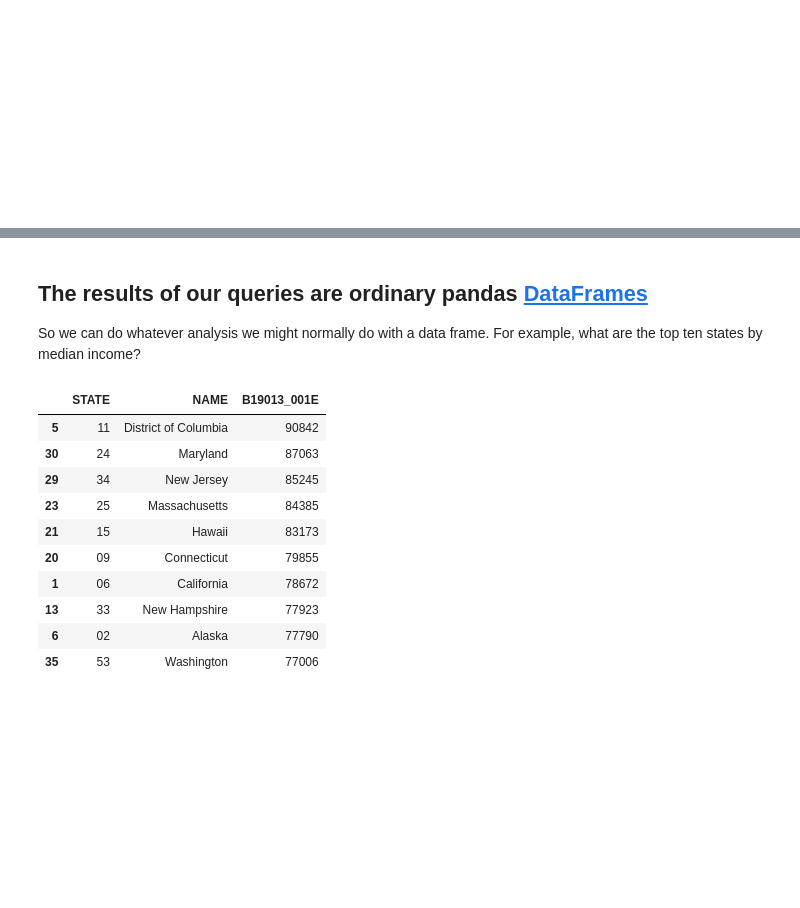
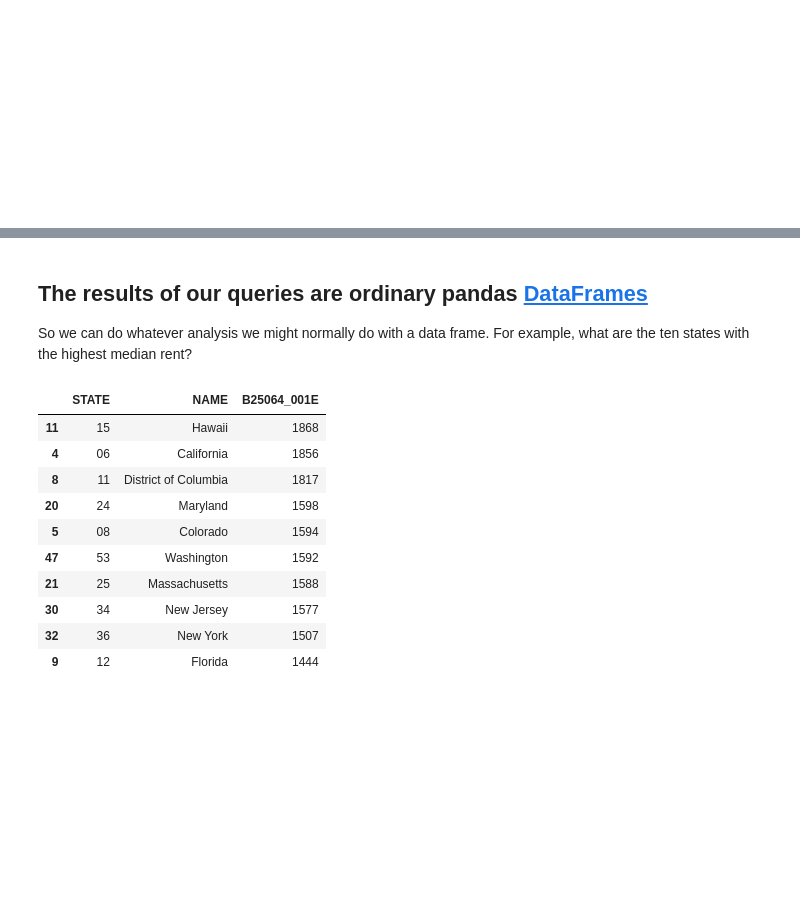
Before and after one commit to censusdis/introduction, a Jupyter notebook: Introduction to censusdis.ipynb, the cells around one changed output, grey strips where cells are left out. Cells and saved outputs as stored; diff of their text form; code cells hidden in the pictures.

```diff
--- a/Introduction to censusdis.ipynb
+++ b/Introduction to censusdis.ipynb
@@ -117,9 +136,13 @@ the workhorse API of censusdis
 # %%
 import censusdis.data as ced
 from censusdis.datasets import ACS5
-from censusdis.states import NJ
+import censusdis.states as states
 
-df_nj_income = ced.download(
+# The name of the variable that represents
+# median rent in the ACS 5-year data set.
+VARIABLE_MEDIAN_RENT = 'B25064_001E'
+
+df_md_median_rent = ced.download(
 
     # Data set: American Community Survey 5-Year
     dataset=ACS5,
@@ -127,12 +150,12 @@ df_nj_income = ced.download(
     # Vintage: 2022
     vintage=2022,
 
-    # Variable: median household income
-    download_variables='B19013_001E',
+    # Variable: median rent.
+    download_variables=VARIABLE_MEDIAN_RENT,
 
-    # Geography: New Jersey
-    state=NJ
+    # Geography: Maryland
+    state=states.MD
 )
 
-df_nj_income
+df_md_median_rent
 # %% [output]
@@ -211,14 +234,14 @@ df_tri_state_income
 We can use `'*'` as a wildcard to get all known geographies of a given
 type.
 # %%
-df_all_states = ced.download(
+df_all_states_median_rent = ced.download(
     dataset=ACS5,
-    vintage=2020,
-    download_variables=['NAME', 'B19013_001E'],
+    vintage=2022,
+    download_variables=['NAME', VARIABLE_MEDIAN_RENT],
 
     # Wild card for all the states
     state='*'
 )
 
-df_all_states
+df_all_states_median_rent
 # %% [output]
@@ -247,21 +268,21 @@ df_all_states
 ## The results of our queries are ordinary pandas [DataFrames](https://pandas.pydata.org/docs/reference/frame.html)
 
 So we can do whatever analysis we might normally do with a data frame.
-For example, what are the top ten states by median income?
+For example, what are the ten states with the highest median rent?
 # %%
-df_all_states.nlargest(10, 'B19013_001E')
+df_all_states_median_rent.nlargest(10, VARIABLE_MEDIAN_RENT)
 # %% [output]
-|  | STATE | NAME | B19013_001E |
-| 5 | 11 | District of Columbia | 90842 |
-| 30 | 24 | Maryland | 87063 |
-| 29 | 34 | New Jersey | 85245 |
-| 23 | 25 | Massachusetts | 84385 |
-| 21 | 15 | Hawaii | 83173 |
-| 20 | 09 | Connecticut | 79855 |
-| 1 | 06 | California | 78672 |
-| 13 | 33 | New Hampshire | 77923 |
-| 6 | 02 | Alaska | 77790 |
-| 35 | 53 | Washington | 77006 |
+|  | STATE | NAME | B25064_001E |
+| 11 | 15 | Hawaii | 1868 |
+| 4 | 06 | California | 1856 |
+| 8 | 11 | District of Columbia | 1817 |
+| 20 | 24 | Maryland | 1598 |
+| 5 | 08 | Colorado | 1594 |
+| 47 | 53 | Washington | 1592 |
+| 21 | 25 | Massachusetts | 1588 |
+| 30 | 34 | New Jersey | 1577 |
+| 32 | 36 | New York | 1507 |
+| 9 | 12 | Florida | 1444 |
 # %% [markdown]
 <br/><br/><br/><br/><br/><br/><br/><br/><br/>
 # %% [markdown]
```
Also changed, not shown: parts of 145 cells of this notebook, 1 other file.
